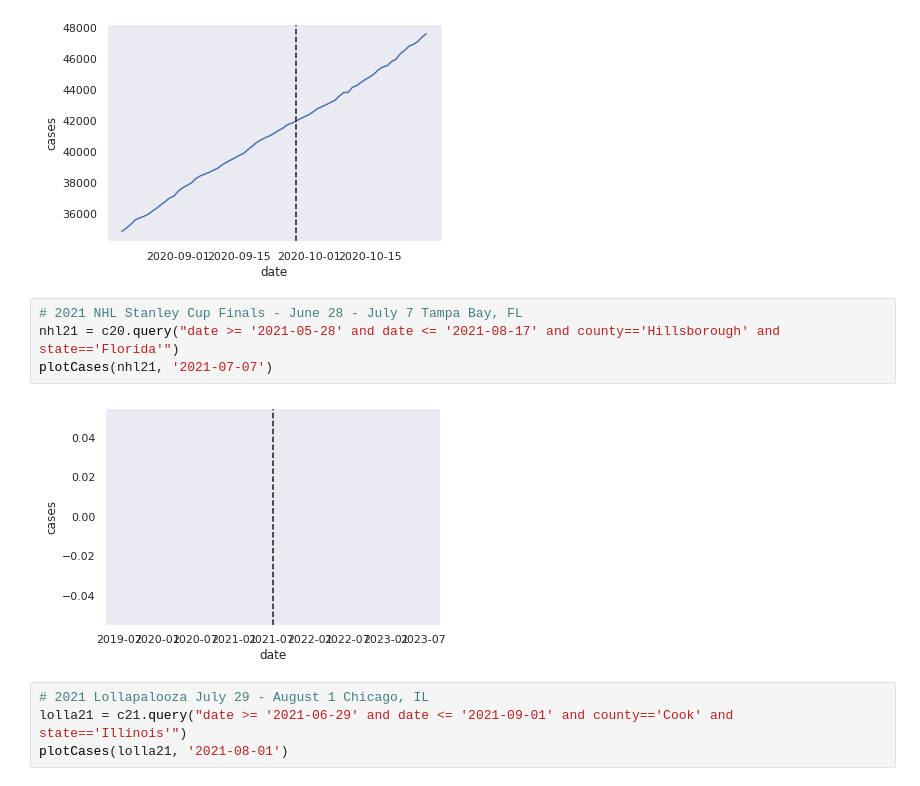
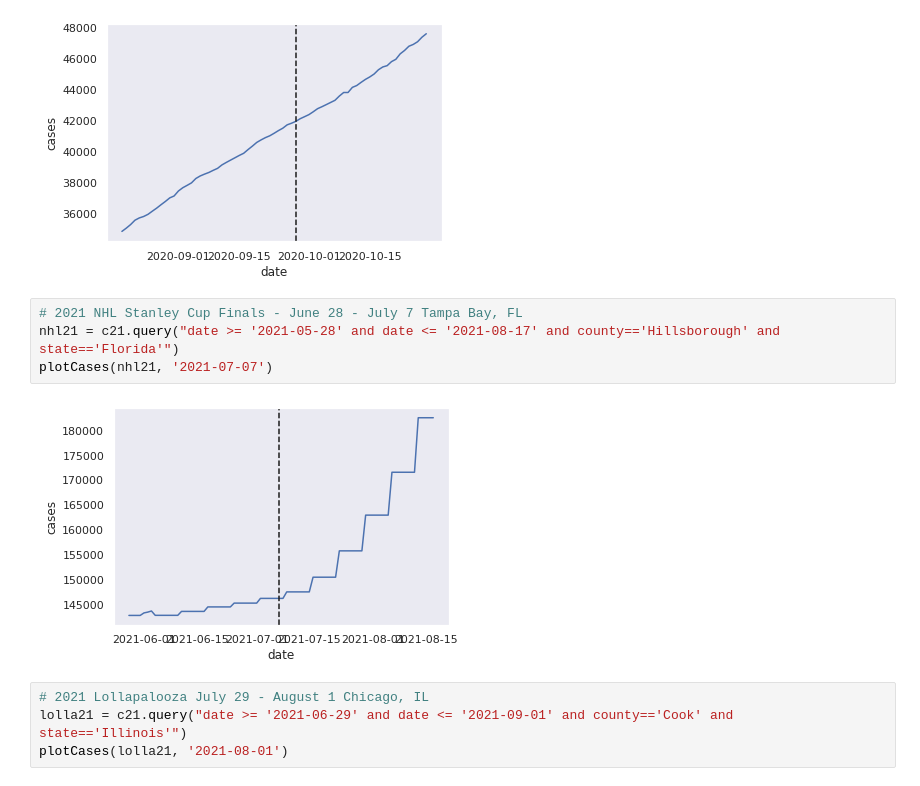
Before and after one commit to KingaAnna/MDA_final_Sweden, a Jupyter notebook: SportingEvents.ipynb, the cells around one changed output. Cells and saved outputs as stored; diff of their text form.

```diff
--- a/SportingEvents.ipynb
+++ b/SportingEvents.ipynb
@@ -150,10 +150,10 @@ plotCases(nhl20, '2020-09-28')
 [figure]
 # %%
 # 2021 NHL Stanley Cup Finals - June 28 - July 7 Tampa Bay, FL
-nhl21 = c20.query("date >= '2021-05-28' and date <= '2021-08-17' and county=='Hillsborough' and state=='Florida'")
+nhl21 = c21.query("date >= '2021-05-28' and date <= '2021-08-17' and county=='Hillsborough' and state=='Florida'")
 plotCases(nhl21, '2021-07-07')
 # %% [output]
-[figure, old version]
+[figure, new version]
 # %%
 # 2021 Lollapalooza July 29 - August 1 Chicago, IL
 lolla21 = c21.query("date >= '2021-06-29' and date <= '2021-09-01' and county=='Cook' and state=='Illinois'")
```
Also changed, not shown: parts of 1 cell of this notebook.
